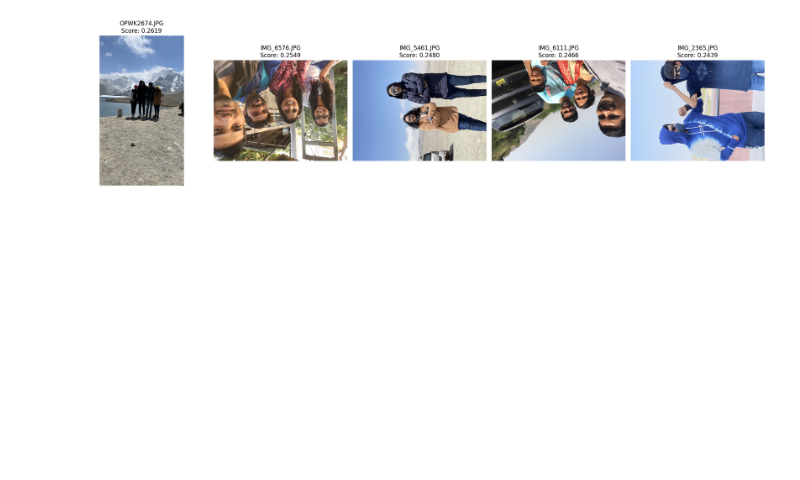
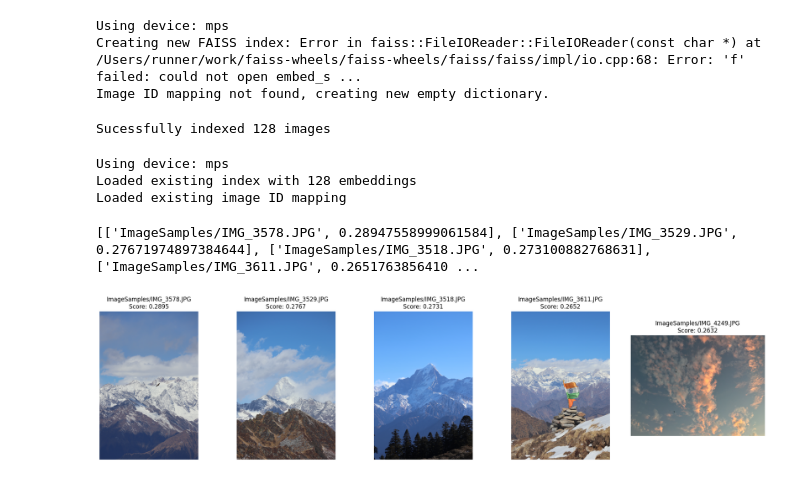
Before and after one commit to aditypatil/image-search, a Jupyter notebook: imgsearch_mark1.ipynb, the cells around one changed output. Saved outputs shown, nothing was run; the diff lists cells and outputs as text; code cells hidden in the pictures; blank space fills up the shorter version.

Commit message:
replaced numpy with FAISS embeddings, added image orientation correction.

```diff
--- a/imgsearch_mark1.ipynb
+++ b/imgsearch_mark1.ipynb
@@ -10,28 +16,40 @@ import matplotlib.pyplot as plt
+# %%
+
+clipsearch = clip_search.CLIPSearch()
+# %% [output]
+Using device: mps
+Creating new FAISS index: Error in faiss::FileIOReader::FileIOReader(const char *) at /Users/runner/work/faiss-wheels/faiss-wheels/faiss/faiss/impl/io.cpp:68: Error: 'f' failed: could not open embed_s ...
+Image ID mapping not found, creating new empty dictionary.
 # %%
-
-clipsearch = clip_search.CLIPSearch()
-
-image_dir = "ImageSamples"  # Replace with the actual path
-image_paths = [os.path.join(image_dir, f) for f in os.listdir(image_dir) if f.endswith(('.jpg', '.jpeg', '.png', '.JPG'))]
-
 clipsearch.generate_embeddings(image_paths)
+# %% [output]
+Sucessfully indexed 128 images
+# %%
+clipsearch = clip_search.CLIPSearch()
+# %% [output]
+Using device: mps
+Loaded existing index with 128 embeddings
+Loaded existing image ID mapping
 # %%
-
-query = "A photo of girls"
+query = "Photos of mountains with a bird far away in the sky"
 results = clipsearch.search(query, top_k=5)
+print(results)
 
 fig, axes = plt.subplots(1, 5, figsize=(20, 5))  # Create a figure with 1 row and 5 columns
-for ax, (file, score) in zip(axes, results):
-    image_dir = 'ImageSamples'  # Replace with the actual path
-    path = os.path.join(image_dir, file)
+for ax, (path, score) in zip(axes, results):
+    # Load and display the image
 
-    # Load and display the image
-    image = plt.imread(path)
+    # image = plt.imread(path)
+    image = get_and_orient_image(path)
     ax.imshow(image)
     ax.axis('off')  # Hide axes
-    ax.set_title(f"{file}\nScore: {score[0]:.4f}")
+    ax.set_title(f"{path}\nScore: {score:.4f}")
+
+for ax in axes[len(results):]:
+    ax.axis('off')
 
 plt.tight_layout()
 plt.show()
 # %% [output]
+[['ImageSamples/IMG_3578.JPG', 0.28947558999061584], ['ImageSamples/IMG_3529.JPG', 0.27671974897384644], ['ImageSamples/IMG_3518.JPG', 0.273100882768631], ['ImageSamples/IMG_3611.JPG', 0.2651763856410 ...
-[figure, old version]
+[figure, new version]
```
Also changed, not shown: parts of 2 cells of this notebook, 4 other files.
